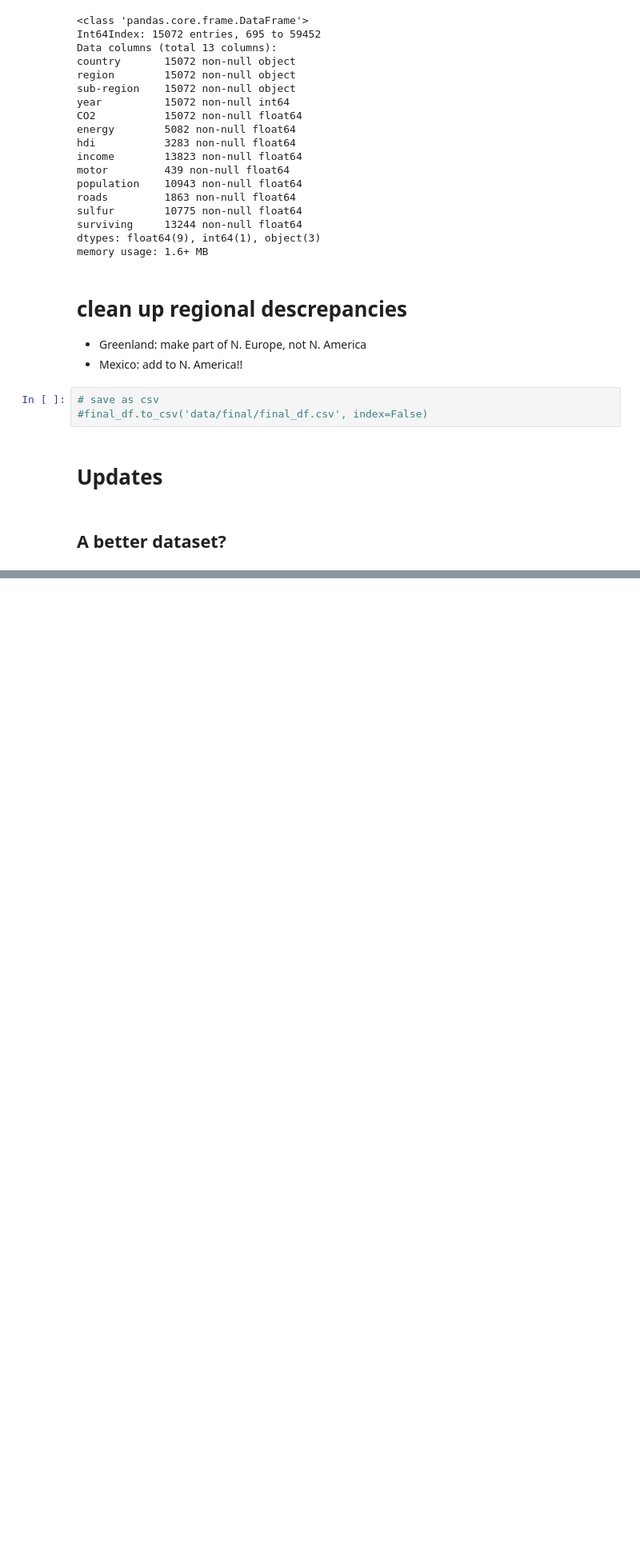
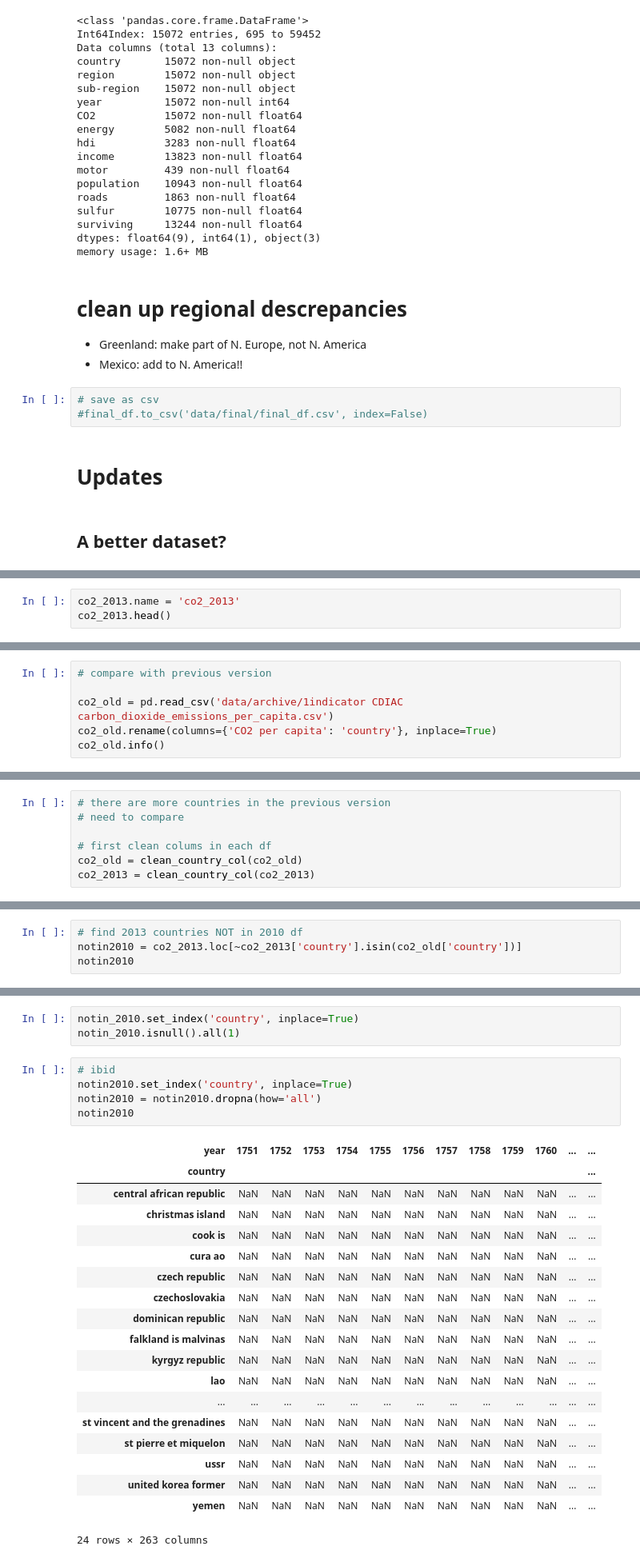
Before and after one commit to limegimlet/data_analysis_gapminder_co2, a Jupyter notebook: gapminder/make_df.ipynb, the cells around one changed output, grey strips where cells are left out. Shown at 80% size. Drawn from its saved outputs; the diff is of its cells as text; blank space fills up the shorter version.

```diff
--- a/gapminder/make_df.ipynb
+++ b/gapminder/make_df.ipynb
@@ -897,0 +588,3 @@ SOx_new2.head()
+# %%
+co2_2013.name = 'co2_2013'
+co2_2013.head()
@@ -897,0 +608,6 @@ SOx_new2.head()
+# %%
+# compare with previous version
+
+co2_old = pd.read_csv('data/archive/1indicator CDIAC carbon_dioxide_emissions_per_capita.csv')
+co2_old.rename(columns={'CO2 per capita': 'country'}, inplace=True)
+co2_old.info()
@@ -897,0 +620,7 @@ SOx_new2.head()
+# %%
+# there are more countries in the previous version
+# need to compare
+
+# first clean colums in each df
+co2_old = clean_country_col(co2_old)
+co2_2013 = clean_country_col(co2_2013)
@@ -897,0 +684,4 @@ SOx_new2.head()
+# %%
+# find 2013 countries NOT in 2010 df
+notin2010 = co2_2013.loc[~co2_2013['country'].isin(co2_old['country'])]
+notin2010
@@ -897,0 +707,28 @@ SOx_new2.head()
+# %%
+notin_2010.set_index('country', inplace=True)
+notin_2010.isnull().all(1)
+# %%
+# ibid
+notin2010.set_index('country', inplace=True)
+notin2010 = notin2010.dropna(how='all')
+notin2010
+# %% [output]
+| year | 1751 | 1752 | 1753 | 1754 | 1755 | 1756 | 1757 | 1758 | 1759 | 1760 | ... | ... |
+| country |  |  |  |  |  |  |  |  |  |  |  | ... |
+| central african republic | NaN | NaN | NaN | NaN | NaN | NaN | NaN | NaN | NaN | NaN | ... | ... |
+| christmas island | NaN | NaN | NaN | NaN | NaN | NaN | NaN | NaN | NaN | NaN | ... | ... |
+| cook is | NaN | NaN | NaN | NaN | NaN | NaN | NaN | NaN | NaN | NaN | ... | ... |
+| cura ao | NaN | NaN | NaN | NaN | NaN | NaN | NaN | NaN | NaN | NaN | ... | ... |
+| czech republic | NaN | NaN | NaN | NaN | NaN | NaN | NaN | NaN | NaN | NaN | ... | ... |
+| czechoslovakia | NaN | NaN | NaN | NaN | NaN | NaN | NaN | NaN | NaN | NaN | ... | ... |
+| dominican republic | NaN | NaN | NaN | NaN | NaN | NaN | NaN | NaN | NaN | NaN | ... | ... |
+| falkland is malvinas | NaN | NaN | NaN | NaN | NaN | NaN | NaN | NaN | NaN | NaN | ... | ... |
+| kyrgyz republic | NaN | NaN | NaN | NaN | NaN | NaN | NaN | NaN | NaN | NaN | ... | ... |
+| lao | NaN | NaN | NaN | NaN | NaN | NaN | NaN | NaN | NaN | NaN | ... | ... |
+| ... | ... | ... | ... | ... | ... | ... | ... | ... | ... | ... | ... | ... |
+| st vincent and the grenadines | NaN | NaN | NaN | NaN | NaN | NaN | NaN | NaN | NaN | NaN | ... | ... |
+| st pierre et miquelon | NaN | NaN | NaN | NaN | NaN | NaN | NaN | NaN | NaN | NaN | ... | ... |
+| ussr | NaN | NaN | NaN | NaN | NaN | NaN | NaN | NaN | NaN | NaN | ... | ... |
+| united korea former | NaN | NaN | NaN | NaN | NaN | NaN | NaN | NaN | NaN | NaN | ... | ... |
+| yemen | NaN | NaN | NaN | NaN | NaN | NaN | NaN | NaN | NaN | NaN | ... | ... |
+24 rows × 263 columns
```
Also changed, not shown: parts of 60 cells of this notebook.
